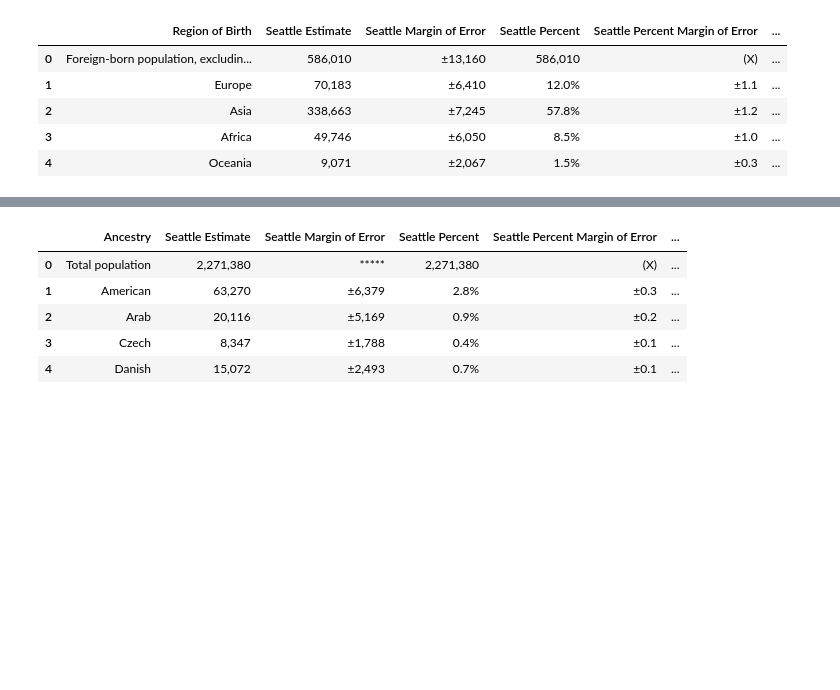
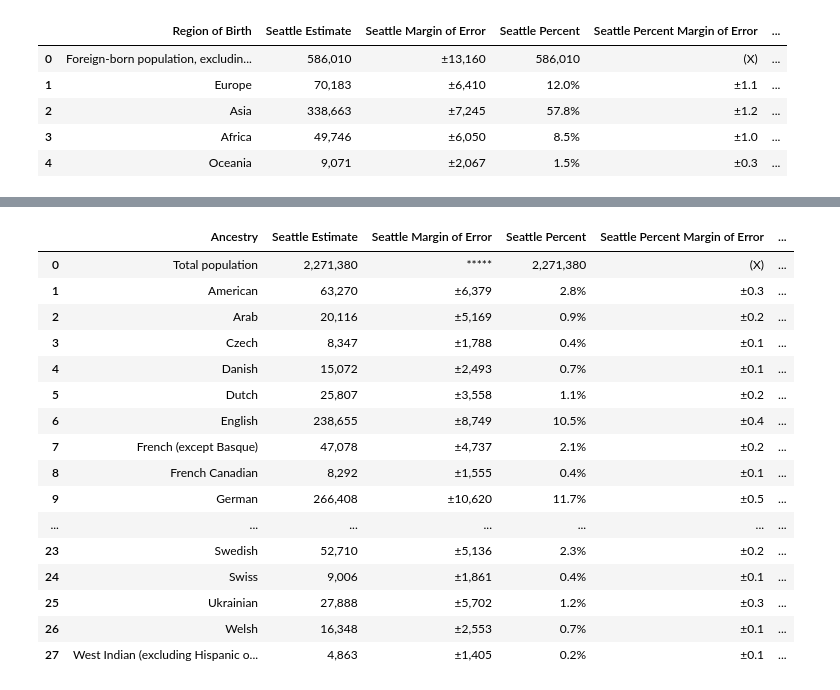
Before and after one commit to Hannah00Donnelly/nss-capstone-da14-2025, a Jupyter notebook: notebooks/hdonnelly_capstone.ipynb, the cells around one changed output, grey strips where cells are left out. Saved outputs shown, nothing was run; the diff lists cells and outputs as text; code cells hidden in the pictures; blank space fills up the shorter version.

```diff
--- a/notebooks/hdonnelly_capstone.ipynb
+++ b/notebooks/hdonnelly_capstone.ipynb
@@ -1122,11 +1478,22 @@ mycity_language.head()
 # %%
 mycity_ancestry= seattle_ancestry.merge(raleigh_ancestry, on='Ancestry').merge(philadelphia_ancestry, on='Ancestry'). merge(austin_ancestry, on='Ancestry')
 
-mycity_ancestry.head()
+mycity_ancestry.head(100)
 # %% [output]
 |  | Ancestry | Seattle Estimate | Seattle Margin of Error | Seattle Percent | Seattle Percent Margin of Error | ... |
 | 0 | Total population | 2,271,380 | ***** | 2,271,380 | (X) | ... |
 | 1 | American | 63,270 | ±6,379 | 2.8% | ±0.3 | ... |
 | 2 | Arab | 20,116 | ±5,169 | 0.9% | ±0.2 | ... |
 | 3 | Czech | 8,347 | ±1,788 | 0.4% | ±0.1 | ... |
 | 4 | Danish | 15,072 | ±2,493 | 0.7% | ±0.1 | ... |
+| 5 | Dutch | 25,807 | ±3,558 | 1.1% | ±0.2 | ... |
+| 6 | English | 238,655 | ±8,749 | 10.5% | ±0.4 | ... |
+| 7 | French (except Basque) | 47,078 | ±4,737 | 2.1% | ±0.2 | ... |
+| 8 | French Canadian | 8,292 | ±1,555 | 0.4% | ±0.1 | ... |
+| 9 | German | 266,408 | ±10,620 | 11.7% | ±0.5 | ... |
+| ... | ... | ... | ... | ... | ... | ... |
+| 23 | Swedish | 52,710 | ±5,136 | 2.3% | ±0.2 | ... |
+| 24 | Swiss | 9,006 | ±1,861 | 0.4% | ±0.1 | ... |
+| 25 | Ukrainian | 27,888 | ±5,702 | 1.2% | ±0.3 | ... |
+| 26 | Welsh | 16,348 | ±2,553 | 0.7% | ±0.1 | ... |
+| 27 | West Indian (excluding Hispanic o... | 4,863 | ±1,405 | 0.2% | ±0.1 | ... |
```
Also changed, not shown: parts of 31 cells of this notebook.
